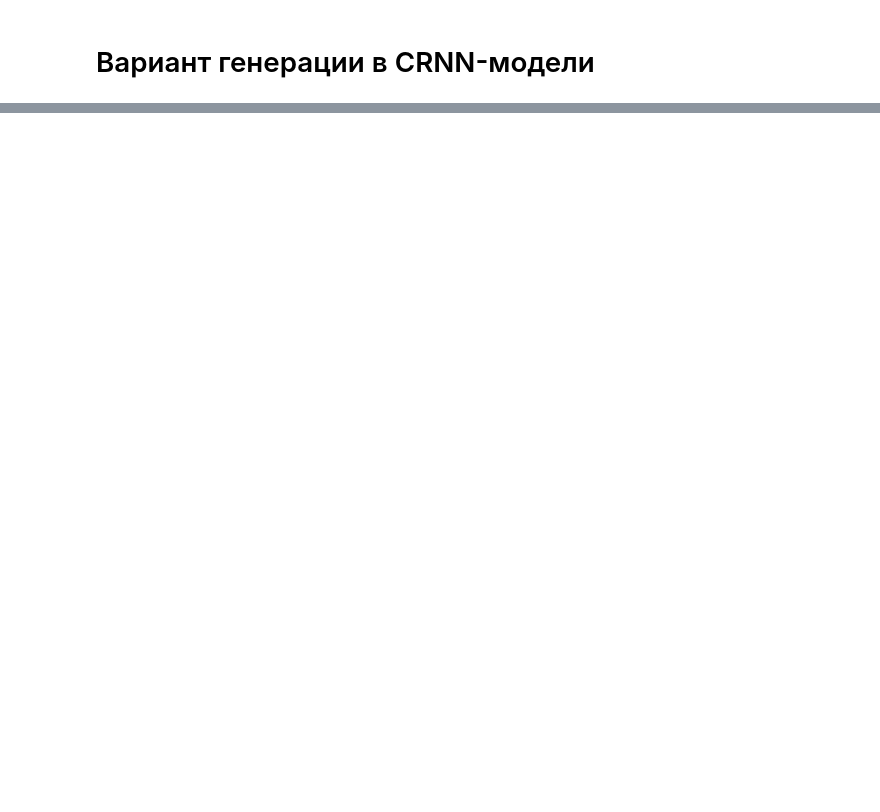
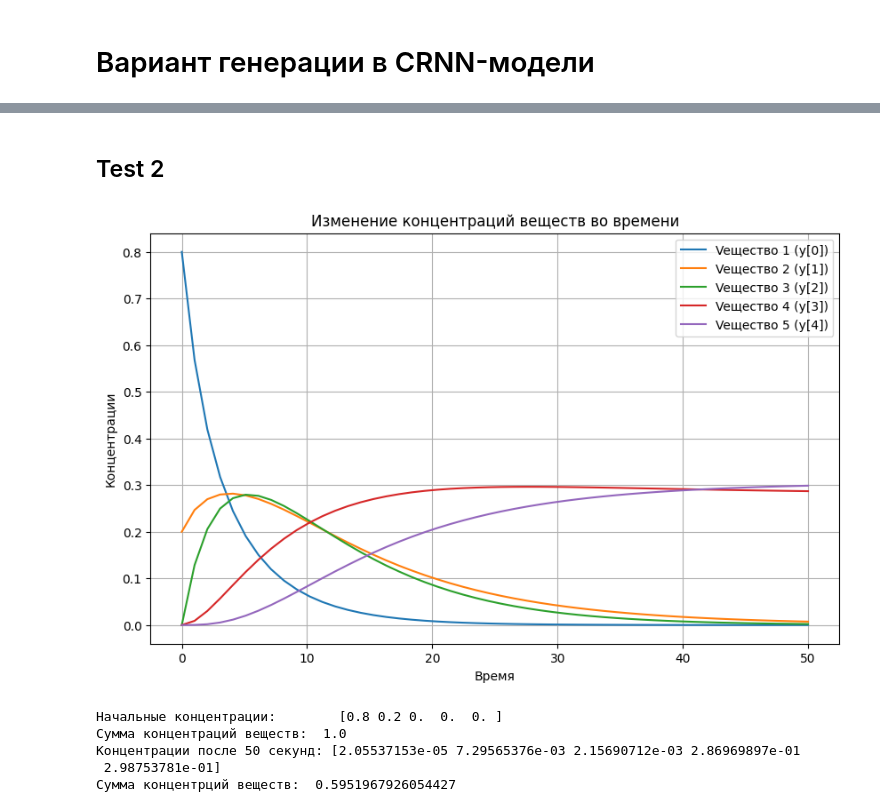
Before and after one commit to Lirik-17/Chemistry, a Jupyter notebook: My_chem_gen/Задача Бориса.ipynb, the cells around one changed output, grey strips where cells are left out. Drawn from its saved outputs; the diff is of its cells as text; code cells hidden in the pictures; blank space fills up the shorter version.

Commit message:
Добавил пару реализаций с разными начальными условиями

```diff
--- a/My_chem_gen/Задача Бориса.ipynb
+++ b/My_chem_gen/Задача Бориса.ipynb
@@ -215,0 +224,37 @@ print("Сумма концентраций веществ: ", sum(C0))
+# %% [markdown]
+## Test 2
+# %%
+start_conc_1 = np.array([0.8, 0.2, 0, 0, 0])
+sol = solve_ivp(
+        true_ode_func,              # Функция ОДУ
+        tspan,                      # Интервал времени
+        start_conc_1,                         # Начальные условия
+        args=(k,),                  # Передача параметров в функцию
+        method='RK45',              # Метод решения
+        t_eval=tsteps               # Точки, в которых сохраняется решение (Шаг)
+    )
+
+# Построение графиков
+plt.figure(figsize=(10, 6))
+for i in range(N_SUBSTANCE):
+    plt.plot(sol.t, sol.y[i], label=f'Veщество {i+1} (y[{i}])')
+
+plt.title('Изменение концентраций веществ во времени')
+plt.xlabel('Время')
+plt.ylabel('Концентрации')
+plt.legend()
+plt.grid(True)
+plt.show()
+
+print("Начальные концентрации:       ", start_conc_1)
+print("Сумма концентраций веществ: ", sum(start_conc_1))
+
+print(f"Концентрации после {vr_time} секунд: {sol.y[:, vr_time - 1]}")
+print("Сумма концентрций веществ: ", sum(sol.y[:, vr_time - 1]))
+# %% [output]
+[figure, added]
+Начальные концентрации:        [0.8 0.2 0.  0.  0. ]
+Сумма концентраций веществ:  1.0
+Концентрации после 50 секунд: [2.05537153e-05 7.29565376e-03 2.15690712e-03 2.86969897e-01
+ 2.98753781e-01]
+Сумма концентрций веществ:  0.5951967926054427
```
Also changed, not shown: parts of 7 cells of this notebook.
